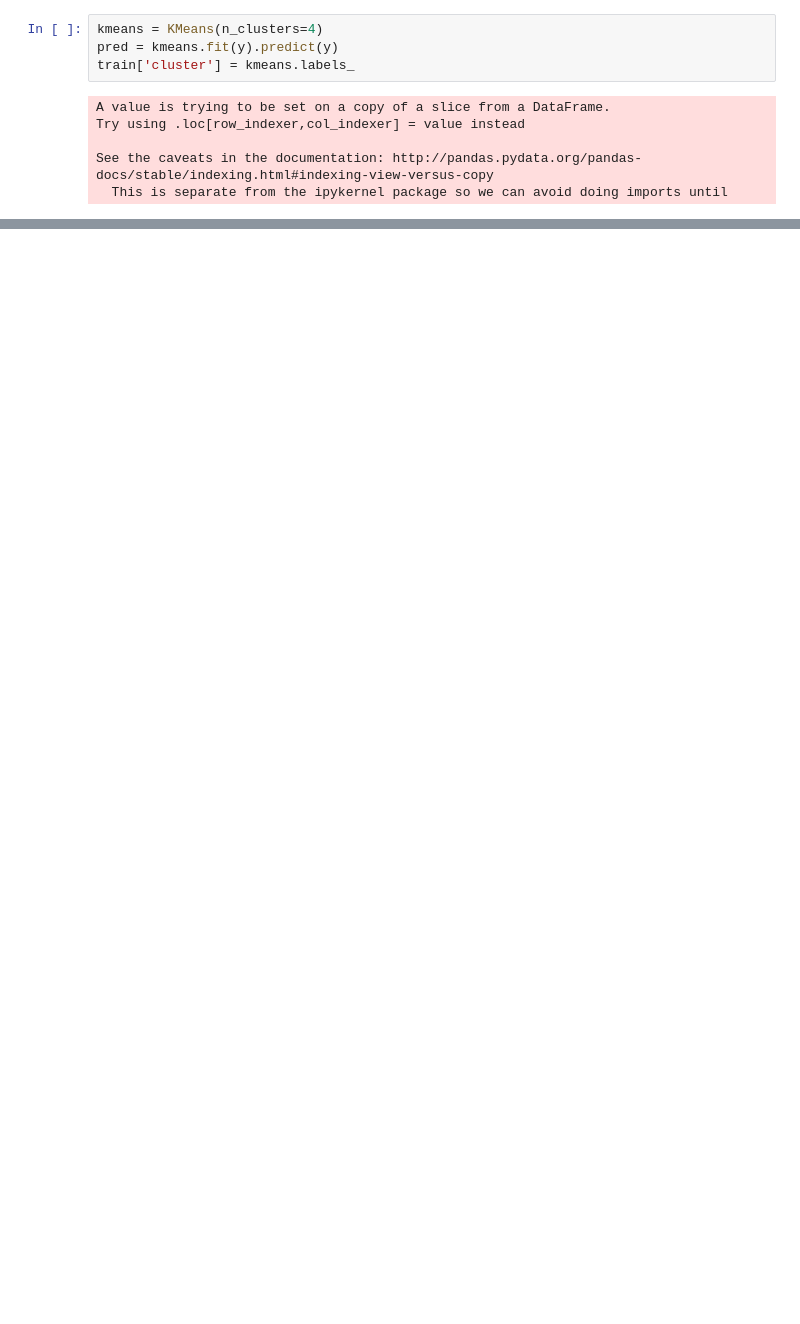
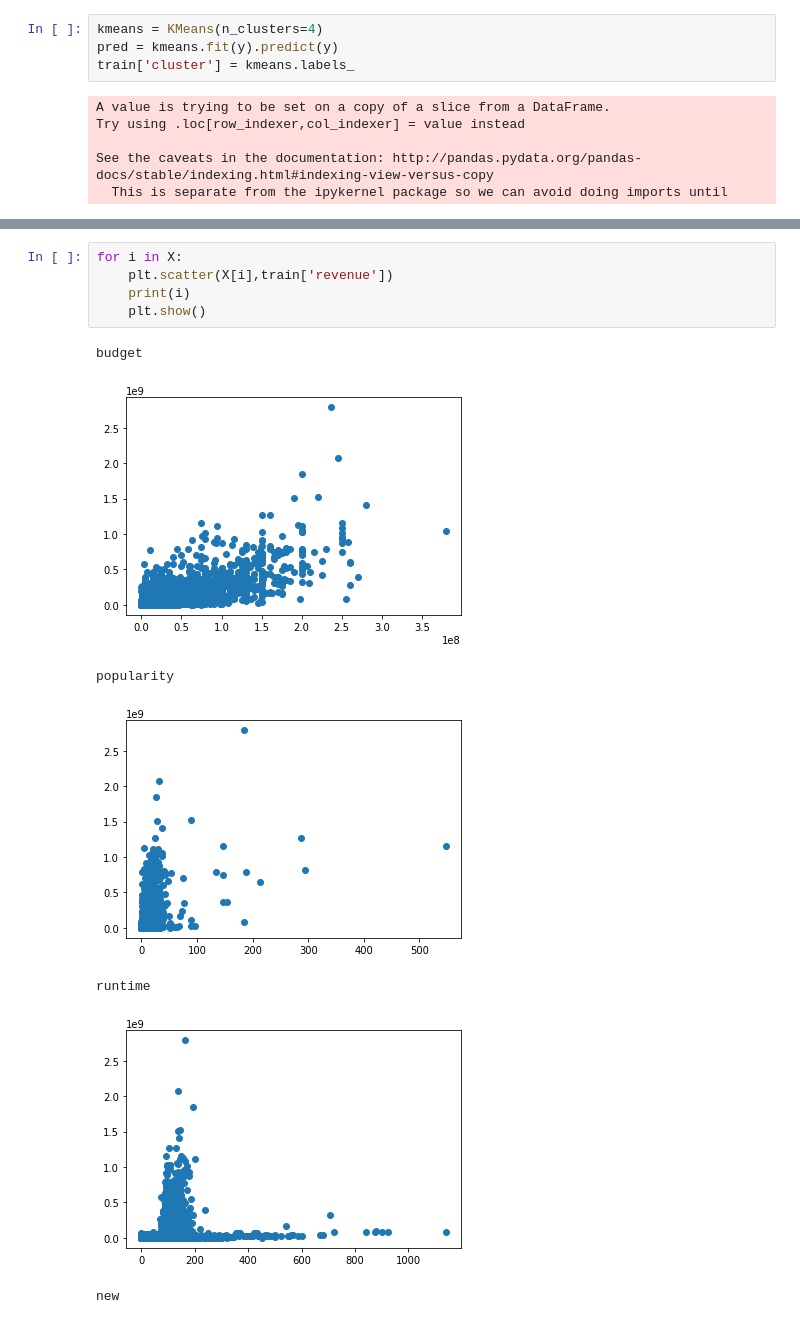
Before and after one commit to rahul-shiv/DA-2018, a Jupyter notebook: model.ipynb, the cells around one changed output, grey strips where cells are left out. Saved outputs shown, nothing was run; the diff lists cells and outputs as text; blank space fills up the shorter version.

```diff
--- a/model.ipynb
+++ b/model.ipynb
@@ -155,0 +155,13 @@ Length: 33500, dtype: float64
+# %%
+for i in X:
+    plt.scatter(X[i],train['revenue'])
+    print(i)
+    plt.show()
+# %% [output]
+budget
+[figure, added]
+popularity
+[figure, added]
+runtime
+[figure, added]
+new
```
Also changed, not shown: parts of 9 cells of this notebook.
